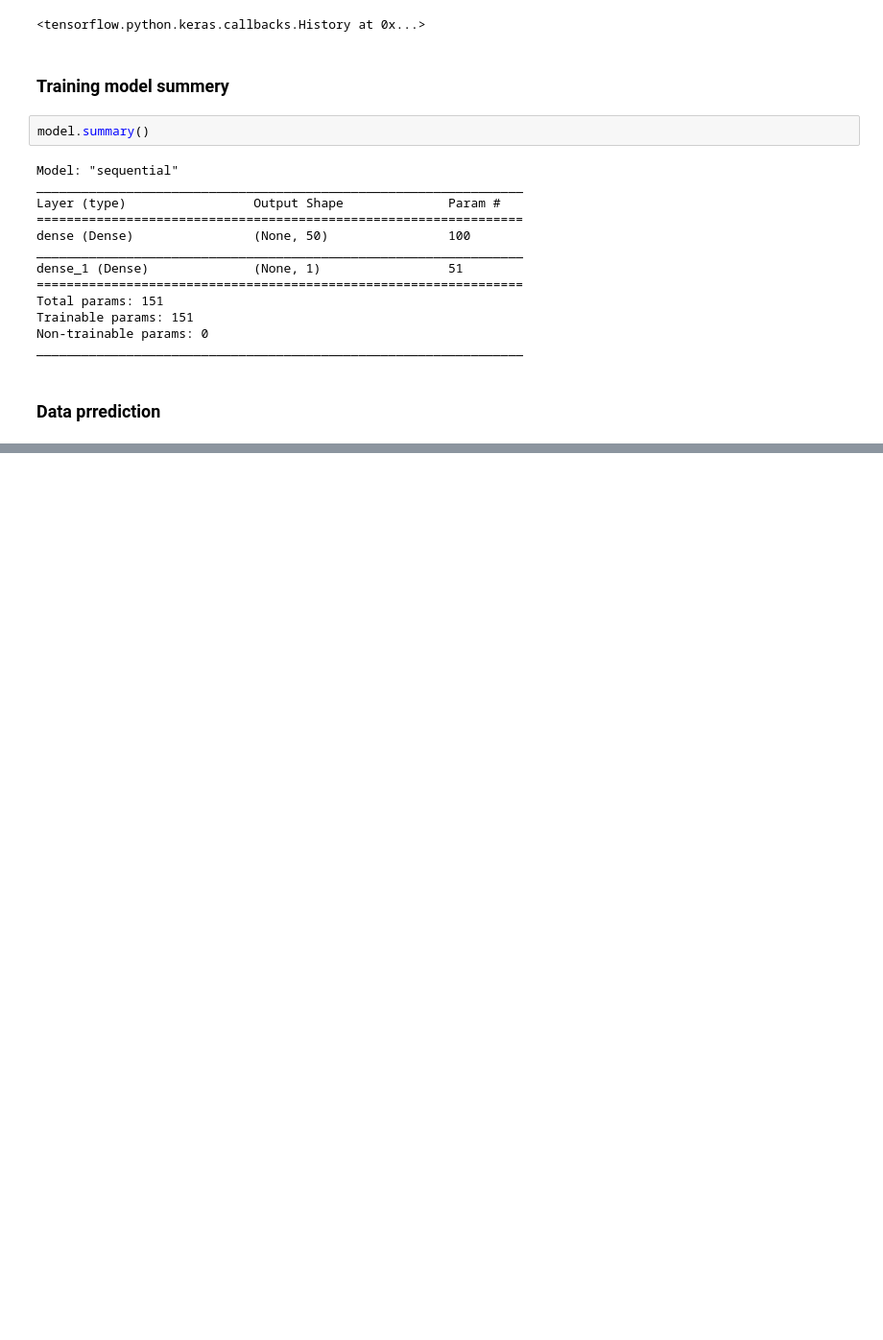
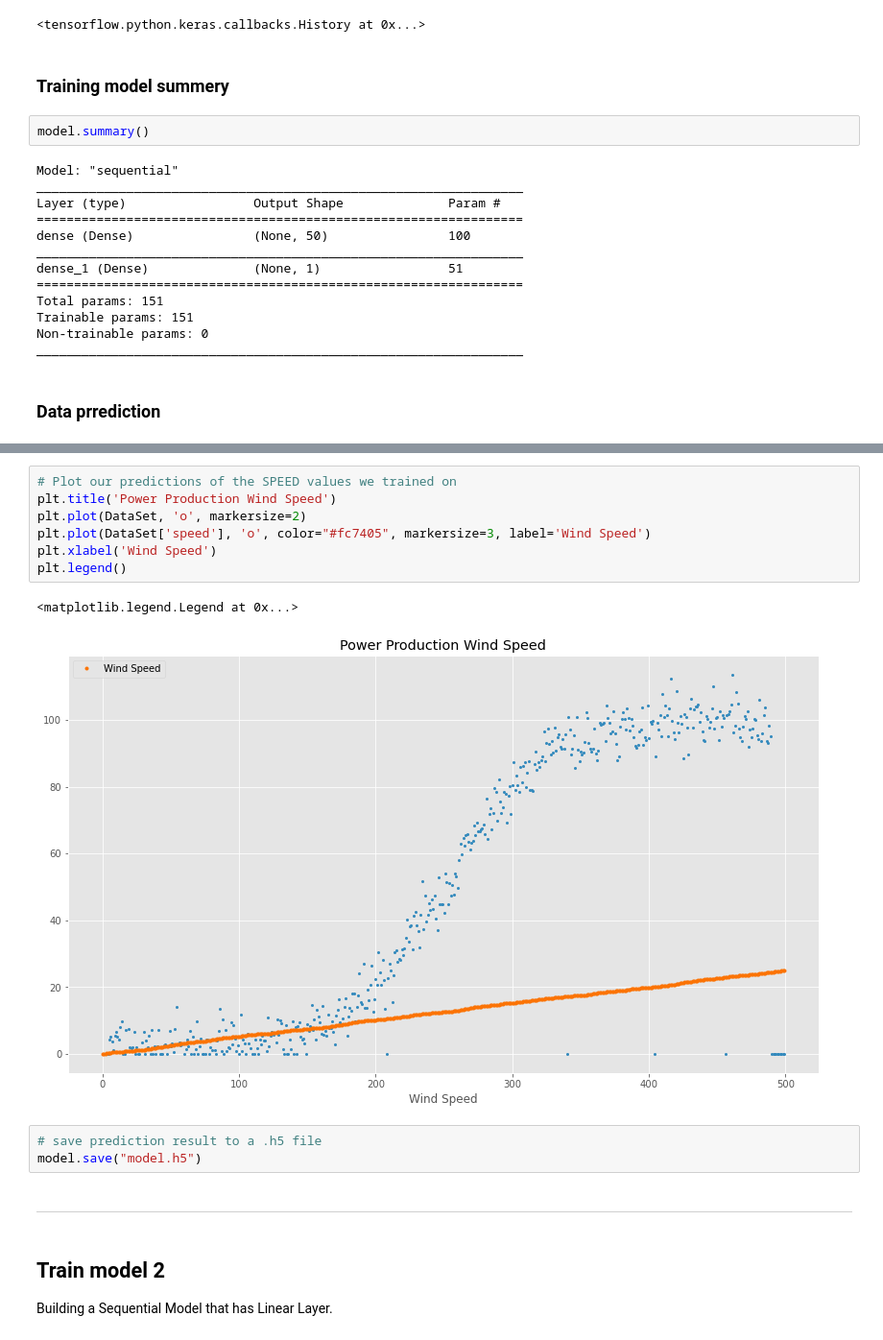
Before and after one commit to ika25/Emerging-Technology-Progect, a Jupyter notebook: Project Folder/project.ipynb, the cells around one changed output, grey strips where cells are left out. Shown at 96% size. Cells and saved outputs as stored; diff of their text form; blank space fills up the shorter version.

```diff
--- a/Project Folder/project.ipynb
+++ b/Project Folder/project.ipynb
@@ -113,0 +128,18 @@ _________________________________________________________________
+# %%
+# Plot our predictions of the SPEED values we trained on
+plt.title('Power Production Wind Speed')
+plt.plot(DataSet, 'o', markersize=2)
+plt.plot(DataSet['speed'], 'o', color="#fc7405", markersize=3, label='Wind Speed')
+plt.xlabel('Wind Speed')
+plt.legend()
+# %% [output]
+<matplotlib.legend.Legend at 0x...>
+[figure, added]
+# %%
+# save prediction result to a .h5 file
+model.save("model.h5")
+# %% [markdown]
+********
+# %% [markdown]
+## Train model 2
+Building a Sequential Model that has Linear Layer.
```
Also changed, not shown: parts of 9 cells of this notebook, 1 other file.
